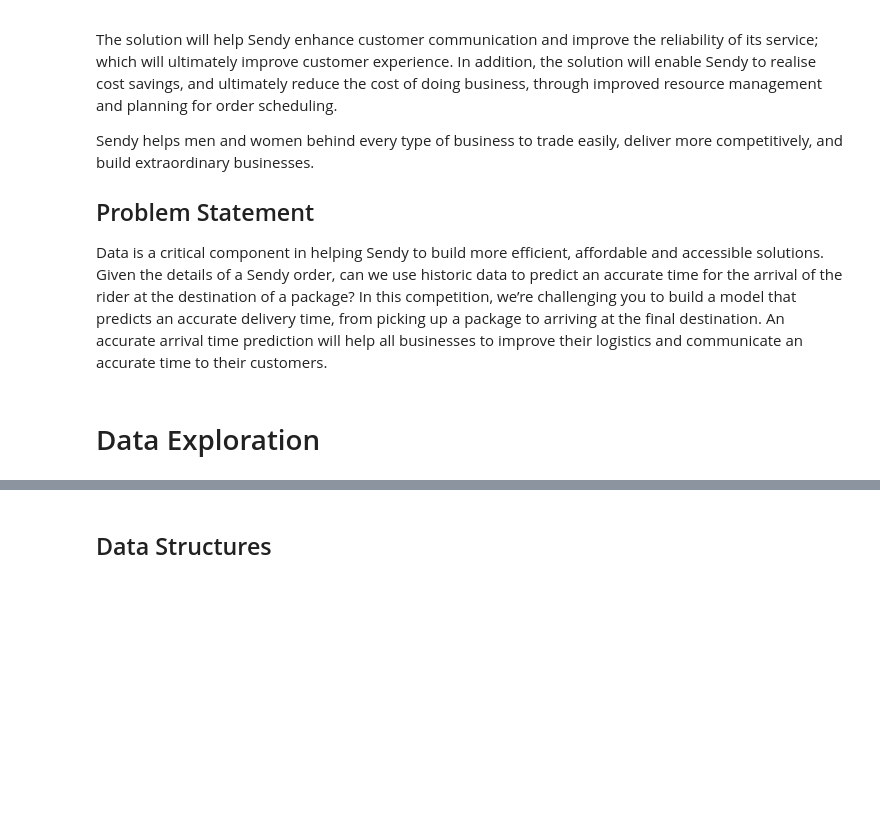
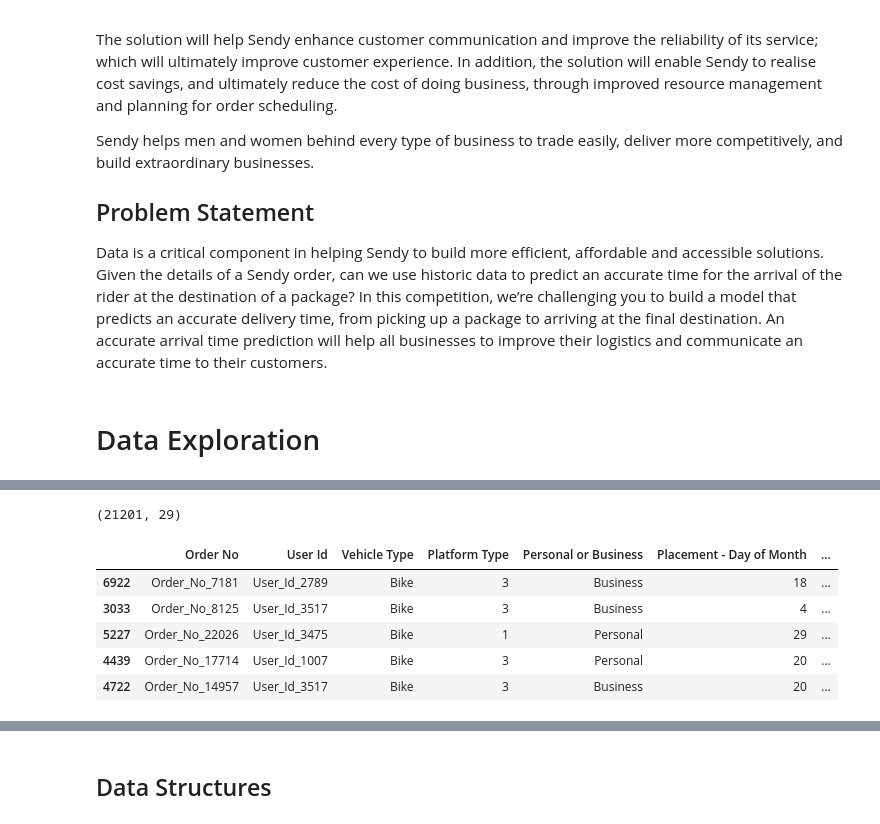
Before and after one commit to Ndu3000/test-repo, a Jupyter notebook: predict_template_solution.ipynb, the cells around one changed output, grey strips where cells are left out. Cells and saved outputs as stored; diff of their text form; code cells hidden in the pictures; blank space fills up the shorter version.

```diff
--- a/predict_template_solution.ipynb
+++ b/predict_template_solution.ipynb
@@ -49,0 +114,14 @@ data
+# %%
+data_train.shape
+# %% [output]
+(21201, 29)
+# %%
+data_test = pd.read_csv('/content/drive/My Drive/Machine Learning A-Z (Codes and Datasets)/EDSA/Test.csv')
+data_test.sample(5)
+# %% [output]
+|  | Order No | User Id | Vehicle Type | Platform Type | Personal or Business | Placement - Day of Month | ... |
+| 6922 | Order_No_7181 | User_Id_2789 | Bike | 3 | Business | 18 | ... |
+| 3033 | Order_No_8125 | User_Id_3517 | Bike | 3 | Business | 4 | ... |
+| 5227 | Order_No_22026 | User_Id_3475 | Bike | 1 | Personal | 29 | ... |
+| 4439 | Order_No_17714 | User_Id_1007 | Bike | 3 | Personal | 20 | ... |
+| 4722 | Order_No_14957 | User_Id_3517 | Bike | 3 | Business | 20 | ... |
```
Also changed, not shown: parts of 8 cells of this notebook.
